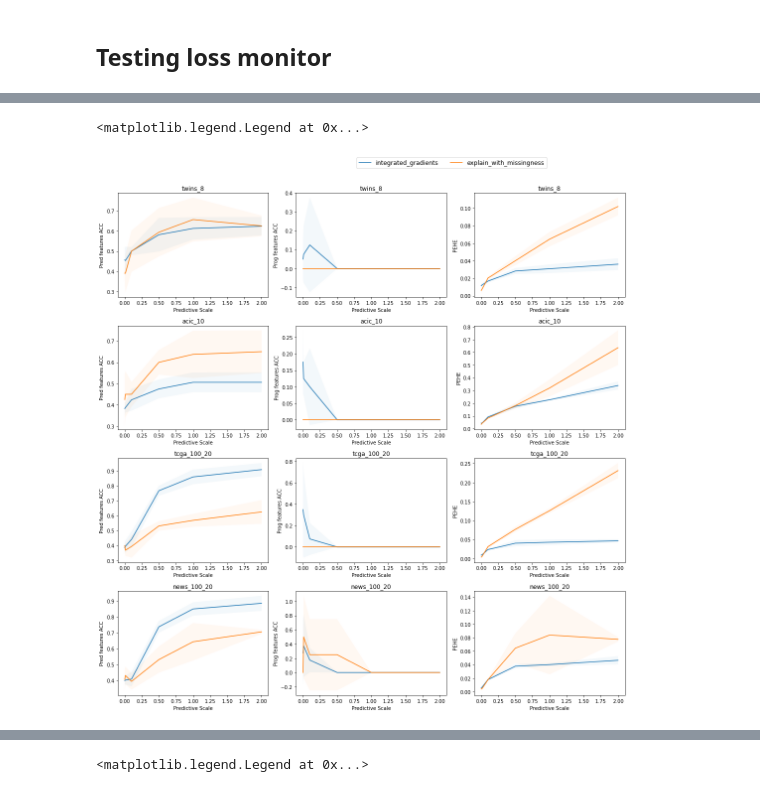
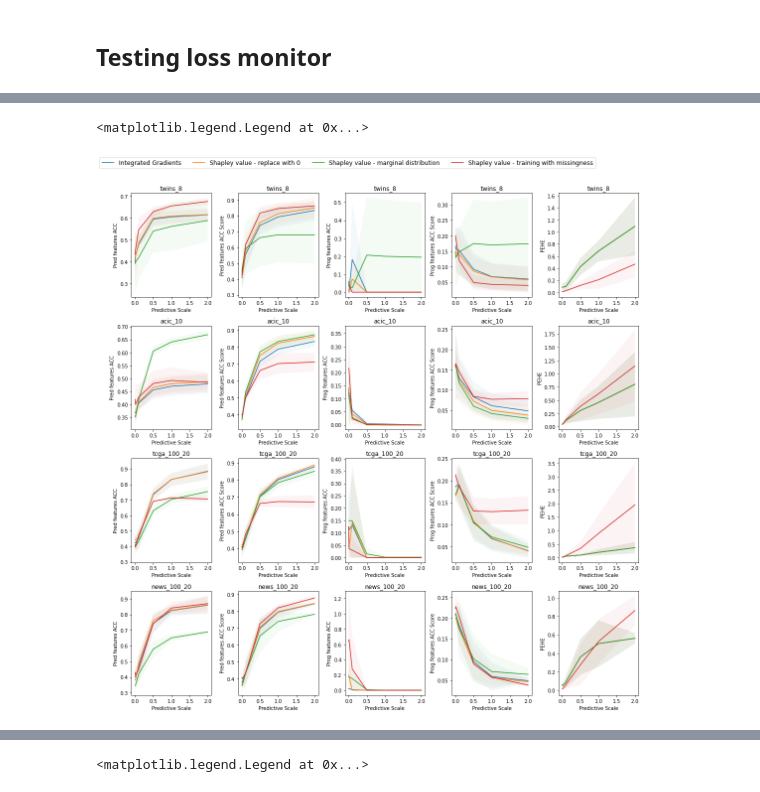
Before and after one commit to q8888620002/LIFT-XAI, a Jupyter notebook: results/plot_results_vandershaar.ipynb, the cells around one changed output, grey strips where cells are left out. Cells and saved outputs as stored; diff of their text form; code cells hidden in the pictures.

```diff
--- a/results/plot_results_vandershaar.ipynb
+++ b/results/plot_results_vandershaar.ipynb
@@ -324,21 +347,28 @@ dataset_list = [
                    ]
 
 metrics = ["Pred features ACC",
+           "Pred features ACC Score",
            "Prog features ACC",
+           "Prog features ACC Score",
            "PEHE"]
 
 seeds = ["seed1",
          "seed2",
-         "seed3",
-         "seed4",
-         #"seed5"
+        "seed3",
+         #"seed4",
+         #"seed5",
+         # "seed6",
+         # "seed7",
+         #"seed8",
+         #"seed9",
+         #"seed10"
         ]
 
 explainers = [#"feature_ablation",
              #"feature_permutation",
              "integrated_gradients",
-            # "shapley_value_sampling",
-            # "naive_shap",
+             "shapley_value_sampling",
+             "naive_shap",
              "explain_with_missingness"]
 
 experiment_name = "Predictive Scale"
@@ -351,46 +381,55 @@ for data_index in range(len(dataset_list)):
 
     for seed_index, seed in enumerate(seeds):
 
-        data = pd.read_csv("predictive_sensitivity/debug/predictive_scale_"+
+        data = pd.read_csv("predictive_sensitivity/normalized/predictive_scale_"+
                                                   dataset_list[data_index]+
-                                                  "_linear_random_True_binary_False_200testsamples-"+
+                                                  "_linear_random_True_binary_False_"+
                                                   seed+".csv",
                                                   index_col = 0)
 
         data = data[data.Learner == "DRLearner"]
         datasets_list.append(data)
 
-        data = pd.read_csv("predictive_sensitivity_mask/debug/predictive_scale_"+
-                                                          dataset_list[data_index]+
-                                                       "_linear_random_True_binary_False-_200testsamples_"+
+        data = pd.read_csv("predictive_sensitivity_mask/normalized/predictive_scale_"+
+                                                       dataset_list[data_index]+
+                                                       "_linear_random_True_binary_False_"+
                                                        seed+".csv",
                                                        index_col=0)
 
         datasets_list.append(data[data.Learner == "DRLearnerMask"])
 
     datasets = pd.concat(datasets_list, ignore_index=True)
 
     for metric_index in range(len(metrics)):
         metric = metrics[metric_index]
 
-        plt.subplot(4, 3, 3*data_index+metric_index+1)
+        plt.subplot(4, len(metrics), len(metrics)*data_index+metric_index+1)
 
         for e in explainers:
 
             data = datasets[datasets.Explainer == e]
 
             mean = data.groupby(experiment_name).mean().reset_index()
             std = data.groupby(experiment_name).std().reset_index()
 
+            if e == "shapley_value_sampling":
+                e = "Shapley value - replace with 0"
+            elif e == "naive_shap":
+                e = "Shapley value - marginal distribution"
+            elif e == "integrated_gradients":
+                e = "Integrated Gradients"
+            elif e == "explain_with_missingness":
+                e = "Shapley value - training with missingness"
+
             plt.plot(mean[experiment_name], mean[metric], label=e)
-            plt.fill_between(mean[experiment_name], mean[metric]-std[metric], mean[metric]+std[metric],  alpha=.05)
+            plt.fill_between(mean[experiment_name], np.where(mean[metric]-std[metric]>0, mean[metric]-std[metric],0), mean[metric]+std[metric],  alpha=.05)
 
         plt.xlabel(experiment_name)
         plt.ylabel(metric)
         plt.title(dataset_list[data_index])
 
 plt.tight_layout()
 plt.legend(bbox_to_anchor=(0.5, 5.2),ncol=len(explainers),prop={'size': 12})
 # %% [output]
 <matplotlib.legend.Legend at 0x...>
-[figure, old version]
+[figure, new version]
```
Also changed, not shown: parts of 10 cells of this notebook, 7 other files.
